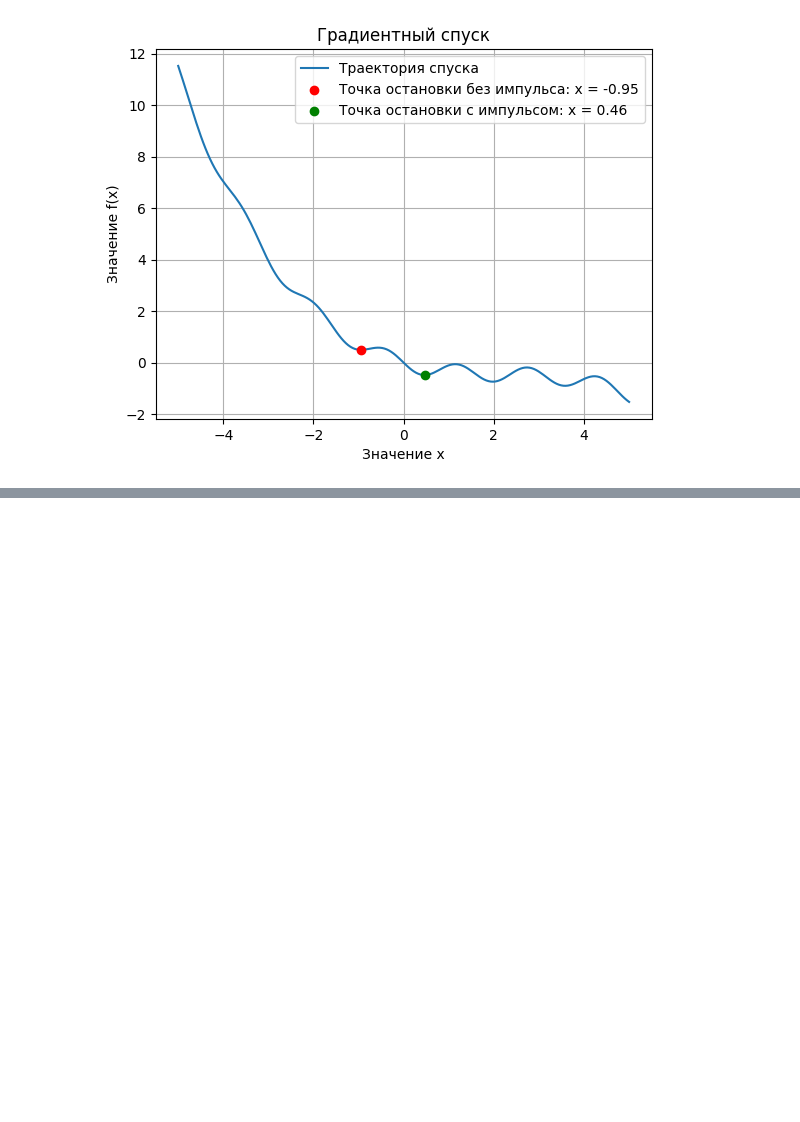
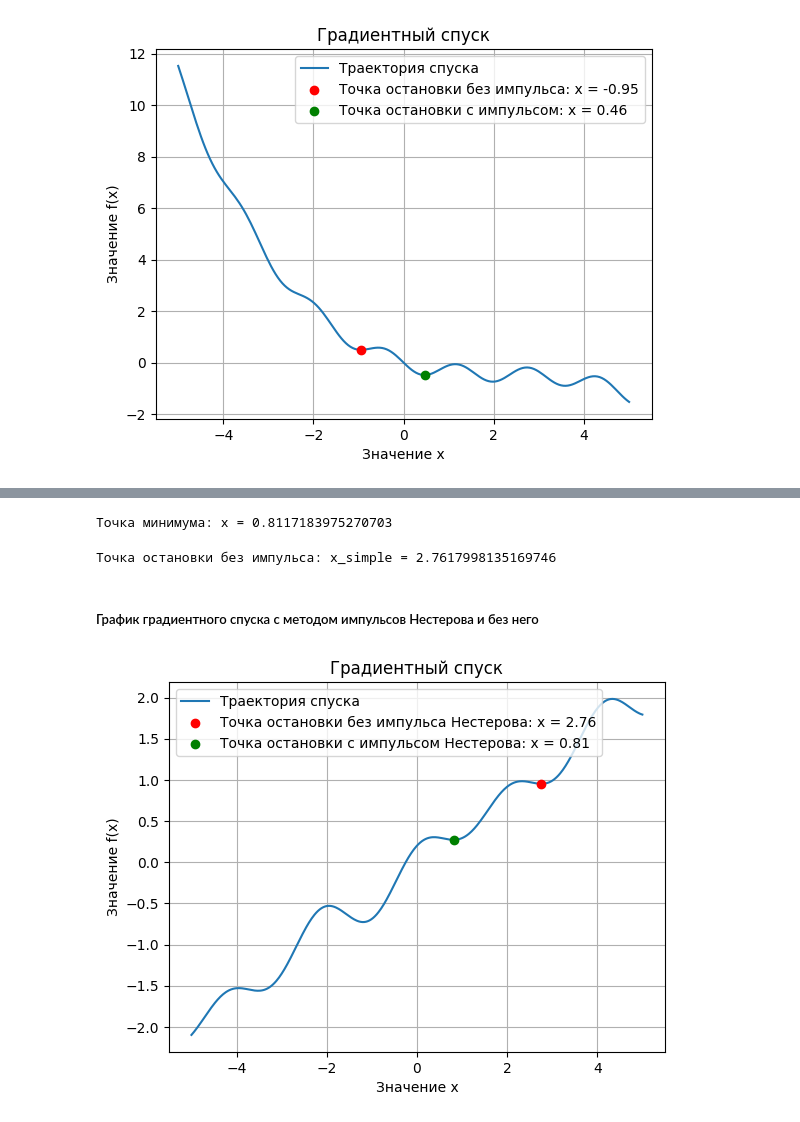
Before and after one commit to ArtemKutsan/Education, a Jupyter notebook: Course01/machine_learning_part_1.ipynb, the cells around one changed output, grey strips where cells are left out. Drawn from its saved outputs; the diff is of its cells as text; code cells hidden in the pictures; blank space fills up the shorter version.

```diff
--- a/Course01/machine_learning_part_1.ipynb
+++ b/Course01/machine_learning_part_1.ipynb
@@ -743,0 +763,68 @@ plt.show()
+# %%
+# Градиентный спуск с оптимизацией методом импульсов Нестерова
+# Импорт библиотек
+import numpy as np
+
+# Исходная функция
+def func(x):
+    return 0.4 * x + 0.1 * np.sin(2 * x) + 0.2 * np.cos(3 * x)
+
+# Производная функции
+def df(x):
+    return 0.4 + 0.2 * np.cos(2 * x) - 0.6 * np.sin(3 * x)
+
+# Заданные параметры
+eta = 1.0    # коэффициент обучения
+x = 4.0      # начальное значение x
+N = 500      # число итераций градиентного алгоритма
+gamma = 0.7  # коэффициент импульса
+v = 0        # начальное значение импульса
+
+# Градиентный спуск с методом импульсов Нестерова
+for _ in range(N):
+    v = gamma * v + (1 - gamma) * eta * df(x - gamma * v)   # градиент с импульсом
+    x -= v
+
+# Результат
+print(f'Точка минимума: x = {x}')
+# %% [output]
+Точка минимума: x = 0.8117183975270703
+# %%
+# Градиентный спуск без метода импульсов Нестерова
+x_simple = 4.0  # начальное значение x для сравнения
+
+# Градиентный спуск
+for epoch in range(N):
+    x_simple -= eta * df(x_simple)
+
+# Результат
+print(f'Точка остановки без импульса: x_simple = {x_simple}')
+# %% [output]
+Точка остановки без импульса: x_simple = 2.7617998135169746
+# %% [markdown]
+<link rel="stylesheet" type="text/css" href="../data/styles/styles.css">
+
+##### График градиентного спуска с методом импульсов Нестерова и без него
+# %%
+# Построение графика
+# Импорт библиотек
+from matplotlib import pyplot as plt
+
+# Создаем диапазон значений x
+x_values = np.linspace(-5, 5, N)  # N точек от -5 до 5
+
+# Вычисляем значения функции
+f_values = func(x_values)
+
+# Рисуем график
+plt.grid(True)
+plt.title("Градиентный спуск")
+plt.xlabel("Значение x")
+plt.ylabel("Значение f(x)")
+plt.plot(x_values, f_values, label="Траектория спуска")
+plt.scatter(x_simple, func(x_simple), color='red', label=f"Точка остановки без импульса Нестерова: x = {x_simple:.2f}", zorder=2)
+plt.scatter(x, func(x), color='green', label=f"Точка остановки с импульсом Нестерова: x = {x:.2f}", zorder=2)
+plt.legend()
+plt.show()
+# %% [output]
+[figure, added]
```
Also changed, not shown: parts of 7 cells of this notebook, 5 other files.
